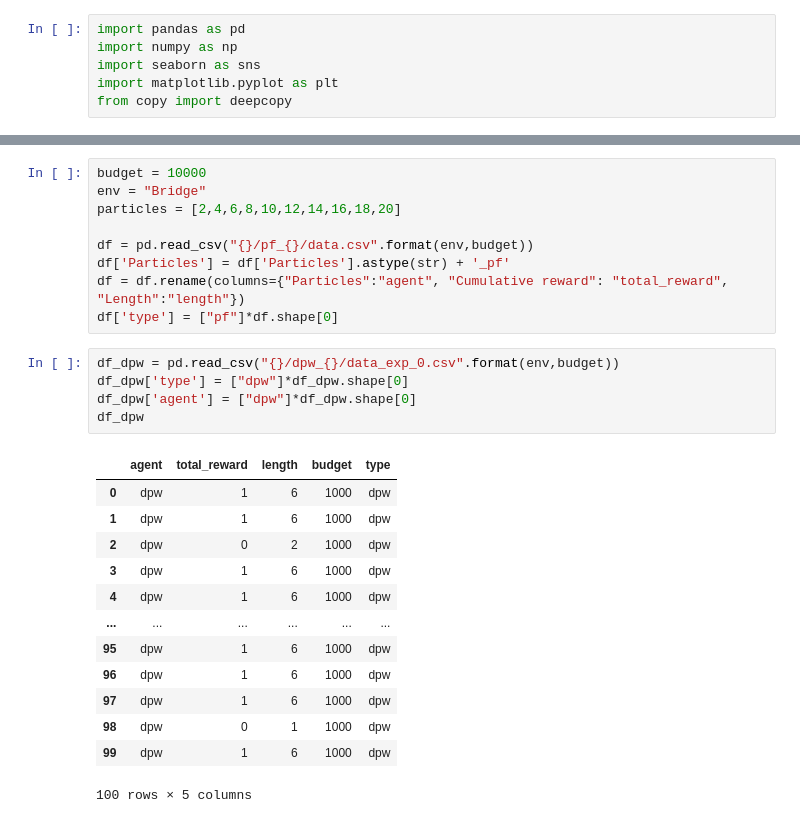
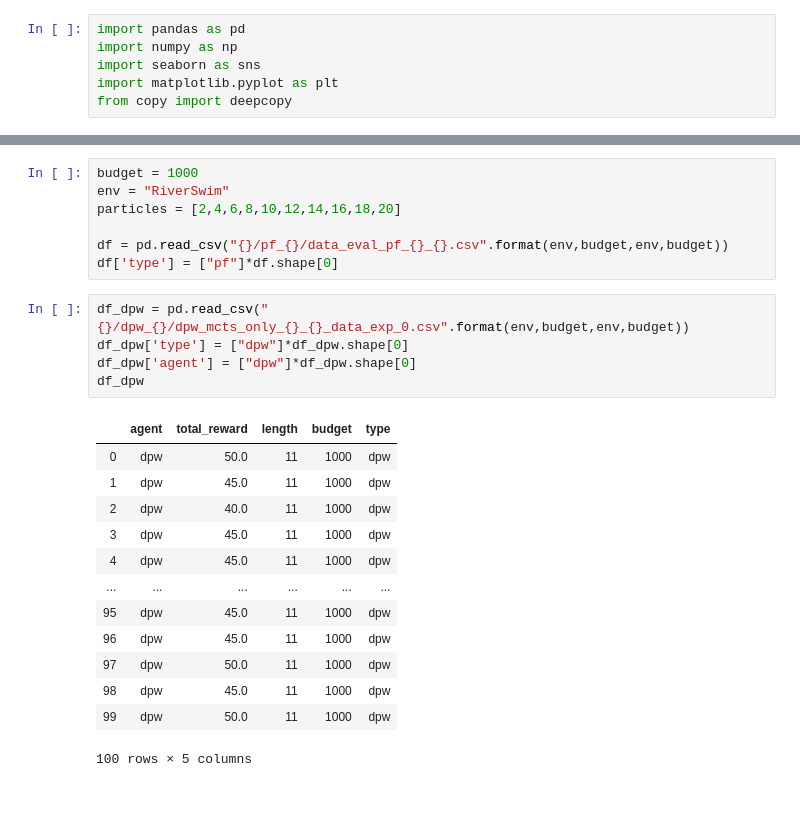
Before and after one commit to amarildolikmeta/alphazero_singleplayer, a Jupyter notebook: notebooks/Plot.ipynb, the cells around one changed output, grey strips where cells are left out. Drawn from its saved outputs; the diff is of its cells as text.

Commit message:
Fix saving data to csv

```diff
--- a/notebooks/Plot.ipynb
+++ b/notebooks/Plot.ipynb
@@ -11,30 +11,28 @@ from copy import deepcopy
 # %%
-budget = 10000
-env = "Bridge"
+budget = 1000
+env = "RiverSwim"
 particles = [2,4,6,8,10,12,14,16,18,20]
 
-df = pd.read_csv("{}/pf_{}/data.csv".format(env,budget))
-df['Particles'] = df['Particles'].astype(str) + '_pf'
-df = df.rename(columns={"Particles":"agent", "Cumulative reward": "total_reward", "Length":"length"})
+df = pd.read_csv("{}/pf_{}/data_eval_pf_{}_{}.csv".format(env,budget,env,budget))
 df['type'] = ["pf"]*df.shape[0]
 # %%
-df_dpw = pd.read_csv("{}/dpw_{}/data_exp_0.csv".format(env,budget))
+df_dpw = pd.read_csv("{}/dpw_{}/dpw_mcts_only_{}_{}_data_exp_0.csv".format(env,budget,env,budget))
 df_dpw['type'] = ["dpw"]*df_dpw.shape[0]
 df_dpw['agent'] = ["dpw"]*df_dpw.shape[0]
 df_dpw
 # %% [output]
 |  | agent | total_reward | length | budget | type |
-| 0 | dpw | 1 | 6 | 1000 | dpw |
-| 1 | dpw | 1 | 6 | 1000 | dpw |
-| 2 | dpw | 0 | 2 | 1000 | dpw |
-| 3 | dpw | 1 | 6 | 1000 | dpw |
-| 4 | dpw | 1 | 6 | 1000 | dpw |
+| 0 | dpw | 50.0 | 11 | 1000 | dpw |
+| 1 | dpw | 45.0 | 11 | 1000 | dpw |
+| 2 | dpw | 40.0 | 11 | 1000 | dpw |
+| 3 | dpw | 45.0 | 11 | 1000 | dpw |
+| 4 | dpw | 45.0 | 11 | 1000 | dpw |
 | ... | ... | ... | ... | ... | ... |
-| 95 | dpw | 1 | 6 | 1000 | dpw |
-| 96 | dpw | 1 | 6 | 1000 | dpw |
-| 97 | dpw | 1 | 6 | 1000 | dpw |
-| 98 | dpw | 0 | 1 | 1000 | dpw |
-| 99 | dpw | 1 | 6 | 1000 | dpw |
+| 95 | dpw | 45.0 | 11 | 1000 | dpw |
+| 96 | dpw | 45.0 | 11 | 1000 | dpw |
+| 97 | dpw | 50.0 | 11 | 1000 | dpw |
+| 98 | dpw | 45.0 | 11 | 1000 | dpw |
+| 99 | dpw | 50.0 | 11 | 1000 | dpw |
 100 rows × 5 columns
 # %%
 df2 = pd.read_csv("{}/paper_{}/data.csv".format(env,budget))
```
Also changed, not shown: parts of 3 cells of this notebook, 3 other files.
